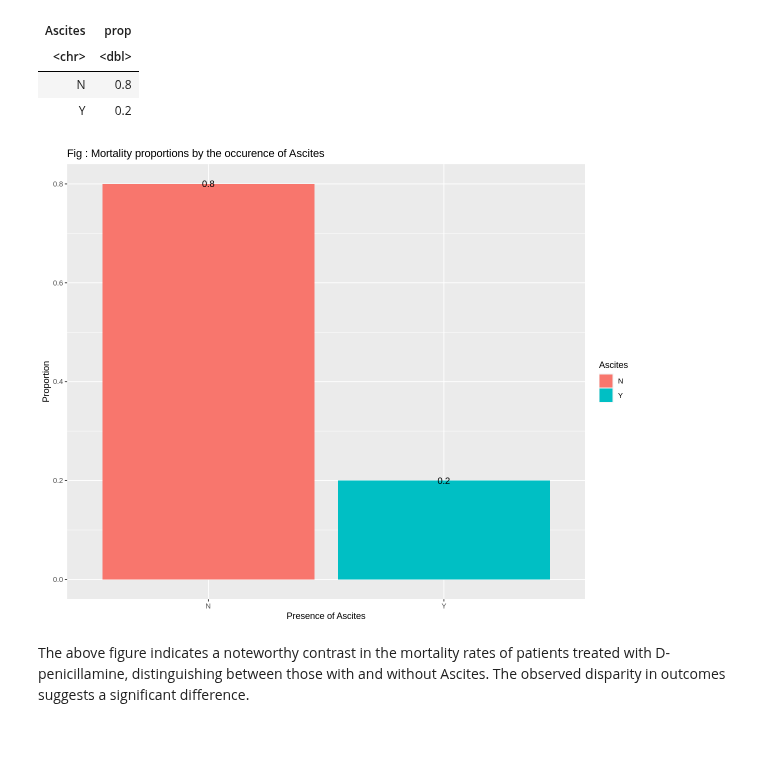
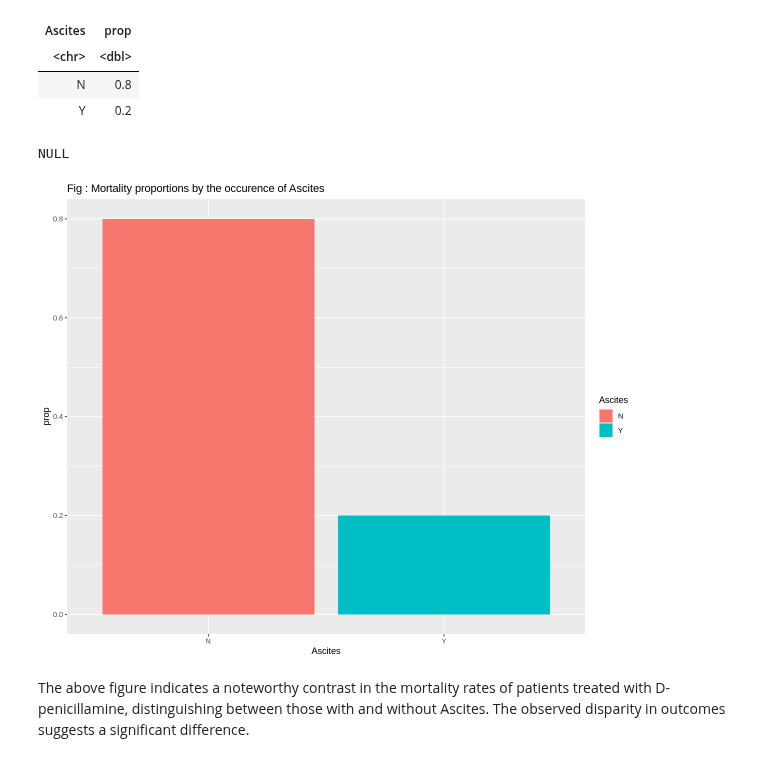
Before and after one commit to Rithika-Nair/STAT-201-Final_Project, a Jupyter notebook: Project-Final-Report.ipynb, the cells around one changed output. Drawn from its saved outputs; the diff is of its cells as text; code cells hidden in the pictures.

```diff
--- a/Project-Final-Report.ipynb
+++ b/Project-Final-Report.ipynb
@@ -223,17 +223,19 @@ A tibble: 2 × 2
 # %%
 # set the size of the plot (optional)
 options(repr.plot.width = 10, repr.plot.height = 8)
 
 # Plot a histogram to visualize the proportions
 raw_data_prop_plot <- prop_dp_died |>
-                      ggplot(aes(x = Ascites, y = prop, fill = Ascites)) +
-                      geom_col() +
-                      labs(title = "Fig : Mortality proportions by the occurence of Ascites", x = "Presence of Ascites", y = "Proportion") +
-                      geom_text(aes(label = prop))
+              ggplot(aes(x = Ascites, y = prop, fill = Ascites)) +
+              geom_col() +
+              ggtitle("Fig : Mortality proportions by the occurence of Ascites")
+              labs(x = "Presence of Ascites", y = "Proportion") +
+              geom_text(aes(label = prop))
 
 raw_data_prop_plot
 # %% [output]
+NULL
-[figure, old version]
+[figure, new version]
 # %% [markdown]
 The above figure  indicates a noteworthy contrast in the mortality rates of patients treated with D-penicillamine, distinguishing between those with and without Ascites. The observed disparity in outcomes suggests a significant difference.
 # %% [markdown]
```
